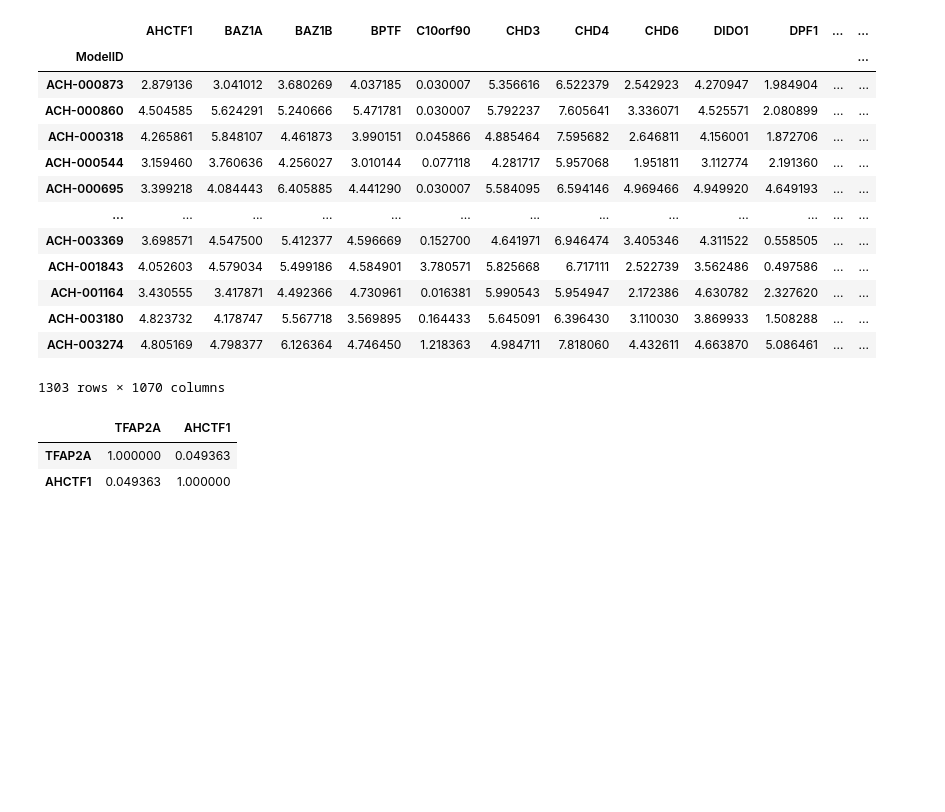
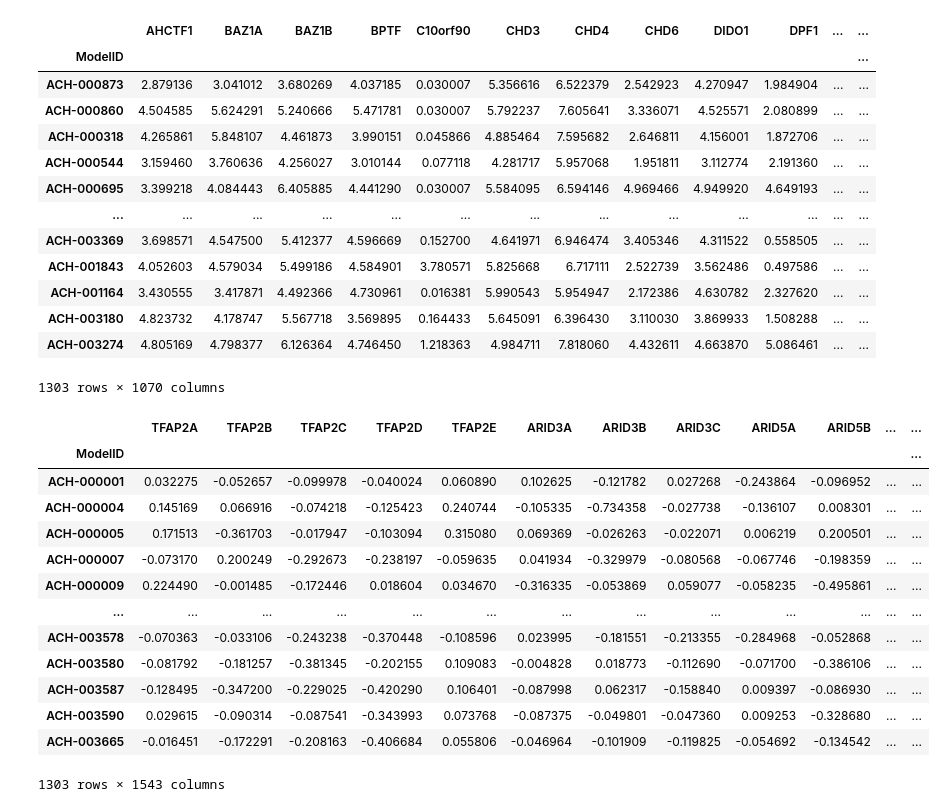
Before and after one commit to ddiannae/cancer_bootcamp25, a Jupyter notebook: project_week_get_tf_dependencies.ipynb, the cells around one changed output. Drawn from its saved outputs; the diff is of its cells as text; code cells hidden in the pictures; blank space fills up the shorter version.

```diff
--- a/project_week_get_tf_dependencies.ipynb
+++ b/project_week_get_tf_dependencies.ipynb
@@ -556,4 +556,21 @@ E3_expr_filtered.to_csv("pydata/E3_expr_filtered.csv")
 crispr_dependencies_3_filtered = crispr_dependencies_3_filtered.sort_index()
 # %%
 crispr_dependencies_3_filtered.to_csv("pydata/crispr_dependencies_3_filtered.csv")
+# %%
+crispr_dependencies_3_filtered
+# %% [output]
+|  | TFAP2A | TFAP2B | TFAP2C | TFAP2D | TFAP2E | ARID3A | ARID3B | ARID3C | ARID5A | ARID5B | ... | ... |
+| ModelID |  |  |  |  |  |  |  |  |  |  |  | ... |
+| ACH-000001 | 0.032275 | -0.052657 | -0.099978 | -0.040024 | 0.060890 | 0.102625 | -0.121782 | 0.027268 | -0.243864 | -0.096952 | ... | ... |
+| ACH-000004 | 0.145169 | 0.066916 | -0.074218 | -0.125423 | 0.240744 | -0.105335 | -0.734358 | -0.027738 | -0.136107 | 0.008301 | ... | ... |
+| ACH-000005 | 0.171513 | -0.361703 | -0.017947 | -0.103094 | 0.315080 | 0.069369 | -0.026263 | -0.022071 | 0.006219 | 0.200501 | ... | ... |
+| ACH-000007 | -0.073170 | 0.200249 | -0.292673 | -0.238197 | -0.059635 | 0.041934 | -0.329979 | -0.080568 | -0.067746 | -0.198359 | ... | ... |
+| ACH-000009 | 0.224490 | -0.001485 | -0.172446 | 0.018604 | 0.034670 | -0.316335 | -0.053869 | 0.059077 | -0.058235 | -0.495861 | ... | ... |
+| ... | ... | ... | ... | ... | ... | ... | ... | ... | ... | ... | ... | ... |
+| ACH-003578 | -0.070363 | -0.033106 | -0.243238 | -0.370448 | -0.108596 | 0.023995 | -0.181551 | -0.213355 | -0.284968 | -0.052868 | ... | ... |
+| ACH-003580 | -0.081792 | -0.181257 | -0.381345 | -0.202155 | 0.109083 | -0.004828 | 0.018773 | -0.112690 | -0.071700 | -0.386106 | ... | ... |
+| ACH-003587 | -0.128495 | -0.347200 | -0.229025 | -0.420290 | 0.106401 | -0.087998 | 0.062317 | -0.158840 | 0.009397 | -0.086930 | ... | ... |
+| ACH-003590 | 0.029615 | -0.090314 | -0.087541 | -0.343993 | 0.073768 | -0.087375 | -0.049801 | -0.047360 | 0.009253 | -0.328680 | ... | ... |
+| ACH-003665 | -0.016451 | -0.172291 | -0.208163 | -0.406684 | 0.055806 | -0.046964 | -0.101909 | -0.119825 | -0.054692 | -0.134542 | ... | ... |
+1303 rows × 1543 columns
 # %%
@@ -561,6 +577,0 @@ concat_df = pd.concat([crispr_dependencies_3_filtered.iloc[:,0], E3_expr_filtere
-# %%
-concat_df.corr()
-# %% [output]
-|  | TFAP2A | AHCTF1 |
-| TFAP2A | 1.000000 | 0.049363 |
-| AHCTF1 | 0.049363 | 1.000000 |
```
Also changed, not shown: parts of 15 cells of this notebook.
